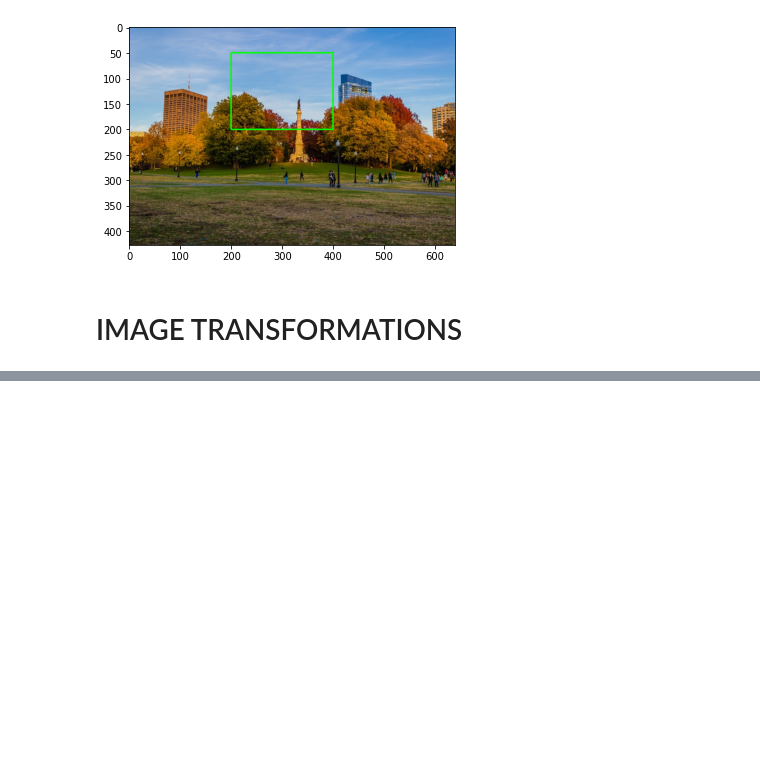
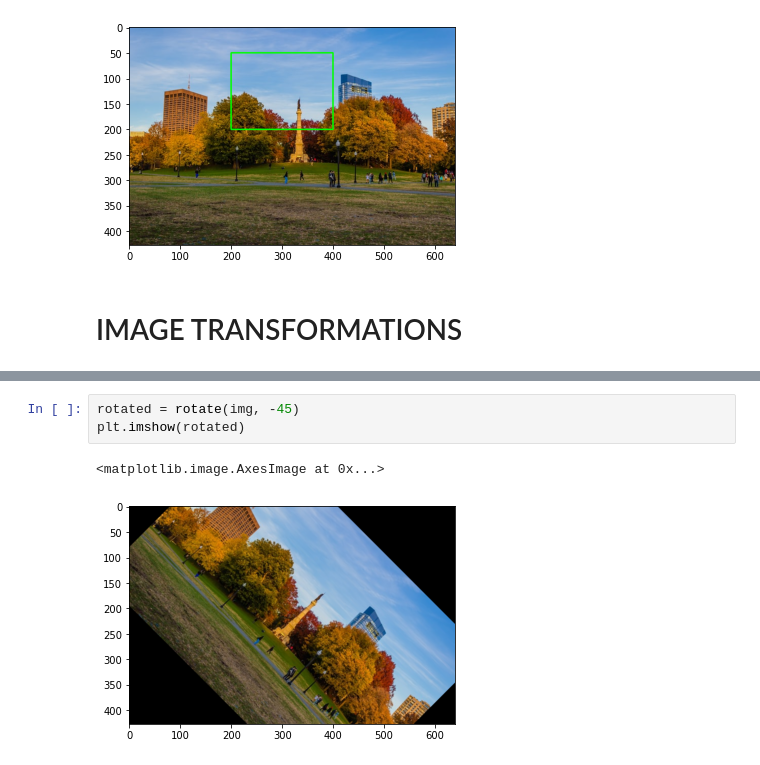
Before and after one commit to davidemariani/opencv-course, a Jupyter notebook: notes_section_1.ipynb, the cells around one changed output, grey strips where cells are left out. Drawn from its saved outputs; the diff is of its cells as text; blank space fills up the shorter version.

```diff
--- a/notes_section_1.ipynb
+++ b/notes_section_1.ipynb
@@ -411,0 +487,6 @@ plt.imshow(img2)
+# %%
+rotated = rotate(img, -45)
+plt.imshow(rotated)
+# %% [output]
+<matplotlib.image.AxesImage at 0x...>
+[figure, added]
```
Also changed, not shown: parts of 13 cells of this notebook.
